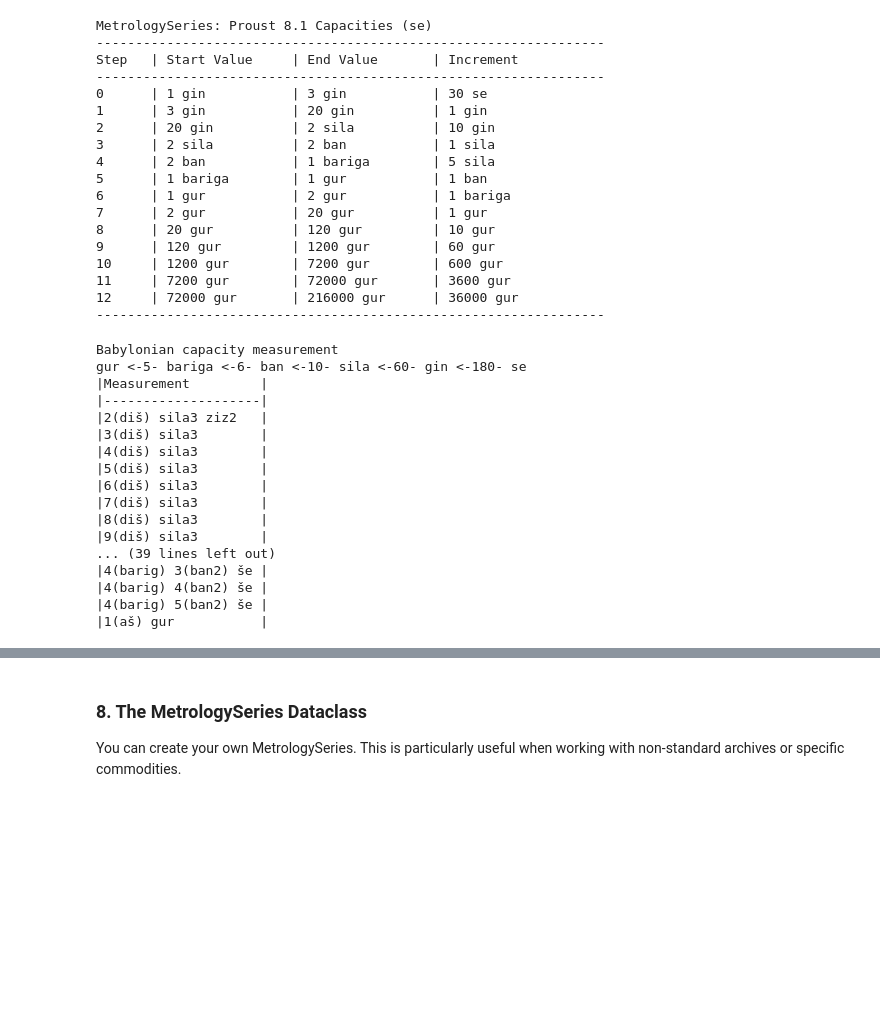
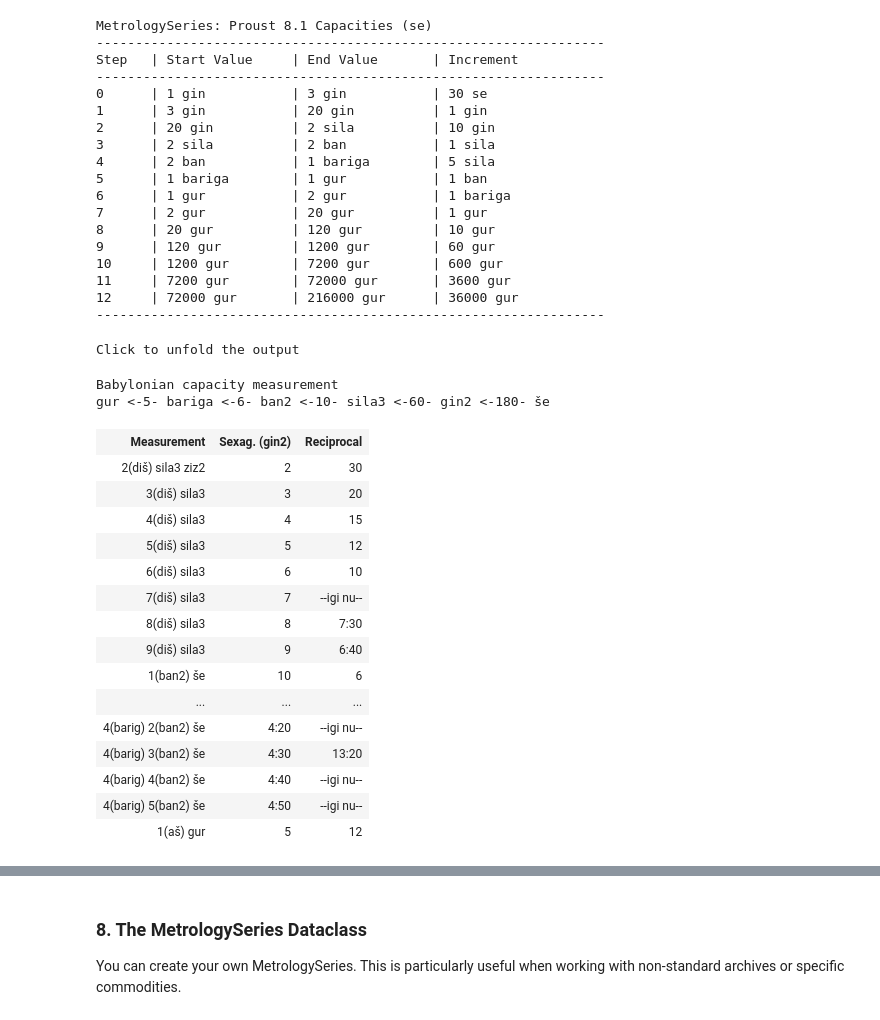
Before and after one commit to jccsvq/mesomath-nb, a Jupyter notebook: notebooks/metrolist.ipynb, the cells around one changed output, grey strips where cells are left out. Saved outputs shown, nothing was run; the diff lists cells and outputs as text; code cells hidden in the pictures; blank space fills up the shorter version.

```diff
--- a/notebooks/metrolist.ipynb
+++ b/notebooks/metrolist.ipynb
@@ -242,25 +249,31 @@ Step   | Start Value     | End Value       | Increment
 12     | 72000 gur       | 216000 gur      | 36000 gur
 -----------------------------------------------------------------
 # %%
-# Generate the complete standard Nippur series for Capacity
+# Generate the complete standard Nippur series for Capacity. Transliteration.
 # Using the preset directly in metrolist
 a,b,c = C81.select(3,5)
-bc.metrolist(a, b, c, translit=True, subst="ziz2", incipit=True)
+caption = bc.title + "<br>" + " ".join(bc.scheme(actual=True))
+
+bc.metronotebook(a, b, c, translit=True, subst="ziz2", incipit=True,
+                 verbose=True, details=True, caption=caption, actual=True
+                )
 # %% [output]
-Babylonian capacity measurement
-gur <-5- bariga <-6- ban <-10- sila <-60- gin <-180- se
-|Measurement         |
-|--------------------|
-|2(diš) sila3 ziz2   |
-|3(diš) sila3        |
-|4(diš) sila3        |
-|5(diš) sila3        |
-|6(diš) sila3        |
-|7(diš) sila3        |
-|8(diš) sila3        |
-|9(diš) sila3        |
-... (39 lines left out)
-|4(barig) 3(ban2) še |
-|4(barig) 4(ban2) še |
-|4(barig) 5(ban2) še |
-|1(aš) gur           |
+Click to unfold the output
+Babylonian capacity measurement
+gur <-5- bariga <-6- ban2 <-10- sila3 <-60- gin2 <-180- še
+| Measurement | Sexag. (gin2) | Reciprocal |
+| 2(diš) sila3 ziz2 | 2 | 30 |
+| 3(diš) sila3 | 3 | 20 |
+| 4(diš) sila3 | 4 | 15 |
+| 5(diš) sila3 | 5 | 12 |
+| 6(diš) sila3 | 6 | 10 |
+| 7(diš) sila3 | 7 | --igi nu-- |
+| 8(diš) sila3 | 8 | 7:30 |
+| 9(diš) sila3 | 9 | 6:40 |
+| 1(ban2) še | 10 | 6 |
+| ... | ... | ... |
+| 4(barig) 2(ban2) še | 4:20 | --igi nu-- |
+| 4(barig) 3(ban2) še | 4:30 | 13:20 |
+| 4(barig) 4(ban2) še | 4:40 | --igi nu-- |
+| 4(barig) 5(ban2) še | 4:50 | --igi nu-- |
+| 1(aš) gur | 5 | 12 |
```
Also changed, not shown: parts of 6 cells of this notebook, 7 other files.
